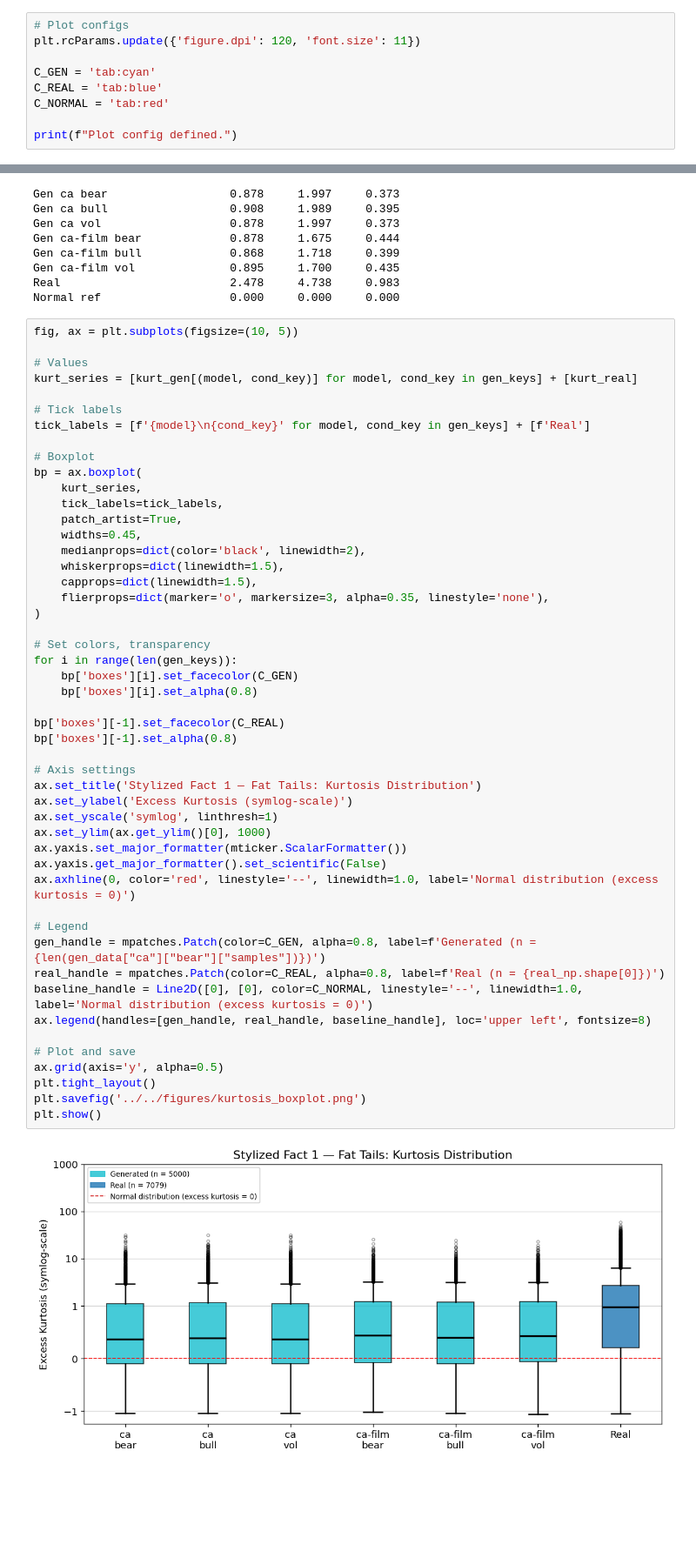
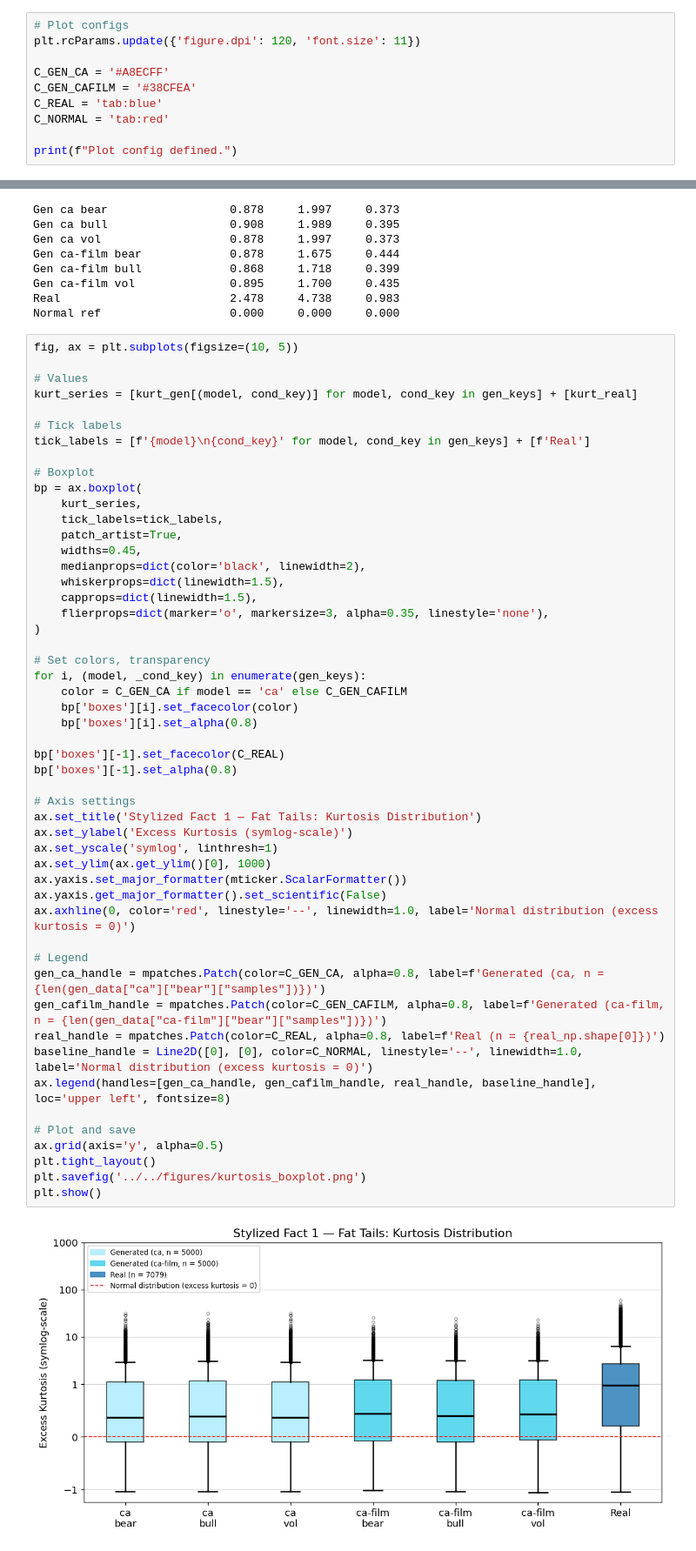
Before and after one commit to AHHHHHH0-0/Extending-CoFinDiff, a Jupyter notebook: notebooks/eval/stylized_facts.ipynb, the cells around one changed output, grey strips where cells are left out. Shown at 87% size. Cells and saved outputs as stored; diff of their text form; blank space fills up the shorter version.

Commit message:
separate ca and ca-film colors

```diff
--- a/notebooks/eval/stylized_facts.ipynb
+++ b/notebooks/eval/stylized_facts.ipynb
@@ -17,7 +17,8 @@ Path('../../figures').mkdir(parents=True, exist_ok=True)
 # Plot configs
 plt.rcParams.update({'figure.dpi': 120, 'font.size': 11})
 
-C_GEN = 'tab:cyan'
+C_GEN_CA = '#A8ECFF'
+C_GEN_CAFILM = '#38CFEA'
 C_REAL = 'tab:blue'
 C_NORMAL = 'tab:red'
 
@@ -129,38 +130,40 @@ bp = ax.boxplot(
     whiskerprops=dict(linewidth=1.5),
     capprops=dict(linewidth=1.5),
     flierprops=dict(marker='o', markersize=3, alpha=0.35, linestyle='none'),
 )
 
 # Set colors, transparency
-for i in range(len(gen_keys)):
-    bp['boxes'][i].set_facecolor(C_GEN)
+for i, (model, _cond_key) in enumerate(gen_keys):
+    color = C_GEN_CA if model == 'ca' else C_GEN_CAFILM
+    bp['boxes'][i].set_facecolor(color)
     bp['boxes'][i].set_alpha(0.8)
 
 bp['boxes'][-1].set_facecolor(C_REAL)
 bp['boxes'][-1].set_alpha(0.8)
 
 # Axis settings
 ax.set_title('Stylized Fact 1 — Fat Tails: Kurtosis Distribution')
 ax.set_ylabel('Excess Kurtosis (symlog-scale)')
 ax.set_yscale('symlog', linthresh=1)
 ax.set_ylim(ax.get_ylim()[0], 1000)
 ax.yaxis.set_major_formatter(mticker.ScalarFormatter())
 ax.yaxis.get_major_formatter().set_scientific(False)
 ax.axhline(0, color='red', linestyle='--', linewidth=1.0, label='Normal distribution (excess kurtosis = 0)')
 
 # Legend
-gen_handle = mpatches.Patch(color=C_GEN, alpha=0.8, label=f'Generated (n = {len(gen_data["ca"]["bear"]["samples"])})')
+gen_ca_handle = mpatches.Patch(color=C_GEN_CA, alpha=0.8, label=f'Generated (ca, n = {len(gen_data["ca"]["bear"]["samples"])})')
+gen_cafilm_handle = mpatches.Patch(color=C_GEN_CAFILM, alpha=0.8, label=f'Generated (ca-film, n = {len(gen_data["ca-film"]["bear"]["samples"])})')
 real_handle = mpatches.Patch(color=C_REAL, alpha=0.8, label=f'Real (n = {real_np.shape[0]})')
 baseline_handle = Line2D([0], [0], color=C_NORMAL, linestyle='--', linewidth=1.0, label='Normal distribution (excess kurtosis = 0)')
-ax.legend(handles=[gen_handle, real_handle, baseline_handle], loc='upper left', fontsize=8)
+ax.legend(handles=[gen_ca_handle, gen_cafilm_handle, real_handle, baseline_handle], loc='upper left', fontsize=8)
 
 # Plot and save
 ax.grid(axis='y', alpha=0.5)
 plt.tight_layout()
 plt.savefig('../../figures/kurtosis_boxplot.png')
 plt.show()
 # %% [output]
-[figure, old version]
+[figure, new version]
 # %%
 """
 1.2 - 5% and 95% percentiles.
```
Also changed, not shown: parts of 2 cells of this notebook, 3 other files.
